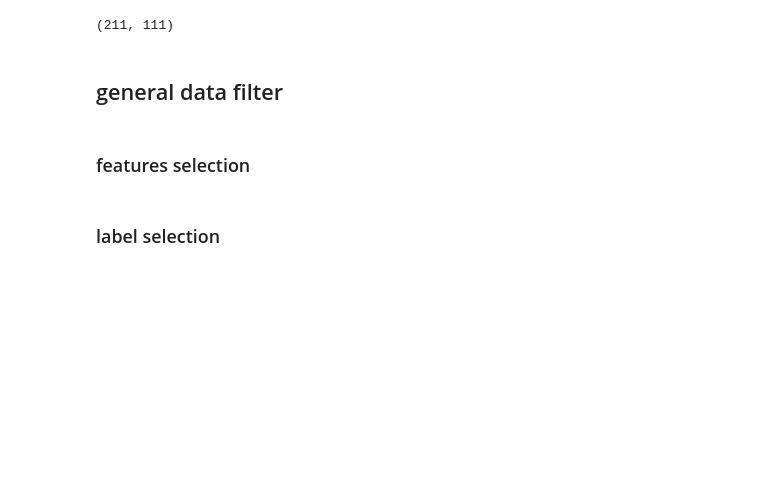
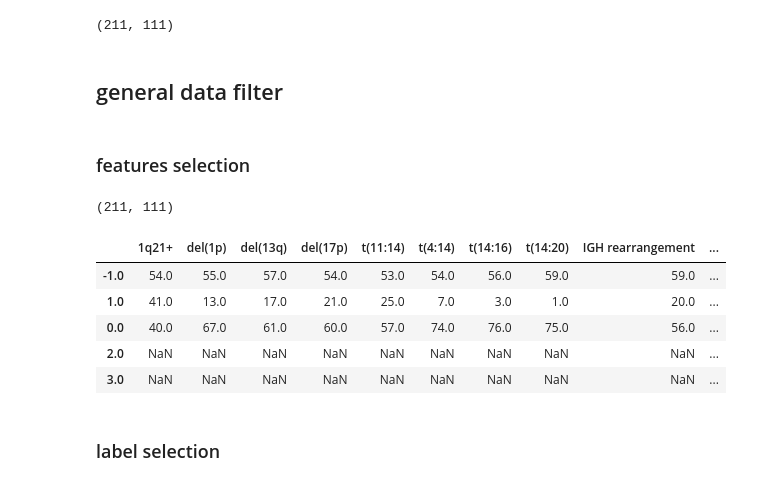
Before and after one commit to sywang/MM_2023, a Jupyter notebook: notebooks/clinical_outcome_prediction.ipynb, the cells around one changed output. Drawn from its saved outputs; the diff is of its cells as text; code cells hidden in the pictures; blank space fills up the shorter version.

```diff
--- a/notebooks/clinical_outcome_prediction.ipynb
+++ b/notebooks/clinical_outcome_prediction.ipynb
@@ -108,6 +111,19 @@ dataset = merge_transcriptom_data_to_raw_hospital(raw_dataset, raw_hospital_data
 # dataset.to_excel(path)
 # %% [markdown]
 ### features selection
+# %%
+fish_cols = [col for col in raw_hospital_dataset.columns if "t(" in col or "del(" in col or col in ['1q21+', 'IGH rearrangement', 'Cytogenetics Risk (0=standard risk, 1=single hit, 2=2+ hits)']]
+print(raw_hospital_dataset.shape)
+dataset[fish_cols] = dataset[fish_cols].fillna(-1)
+pd.concat([dataset[fish_col].value_counts().rename(fish_col) for fish_col in fish_cols], axis=1)
+# %% [output]
+(211, 111)
+|  | 1q21+ | del(1p) | del(13q) | del(17p) | t(11:14) | t(4:14) | t(14:16) | t(14:20) | IGH rearrangement | ... |
+| -1.0 | 54.0 | 55.0 | 57.0 | 54.0 | 53.0 | 54.0 | 56.0 | 59.0 | 59.0 | ... |
+| 1.0 | 41.0 | 13.0 | 17.0 | 21.0 | 25.0 | 7.0 | 3.0 | 1.0 | 20.0 | ... |
+| 0.0 | 40.0 | 67.0 | 61.0 | 60.0 | 57.0 | 74.0 | 76.0 | 75.0 | 56.0 | ... |
+| 2.0 | NaN | NaN | NaN | NaN | NaN | NaN | NaN | NaN | NaN | ... |
+| 3.0 | NaN | NaN | NaN | NaN | NaN | NaN | NaN | NaN | NaN | ... |
 # %%
 nmf_features = [f"X{i + 1}" for i in range(6)]
 npc_composition = ["B", "B_Pro", "DC", "DC_IRF8", "Erythrocytes", "Fibro", "Mast", "Mf", "Mo", "Mo_CD16", "Neu_Pro",
```
Also changed, not shown: parts of 30 cells of this notebook, 1 other file.
